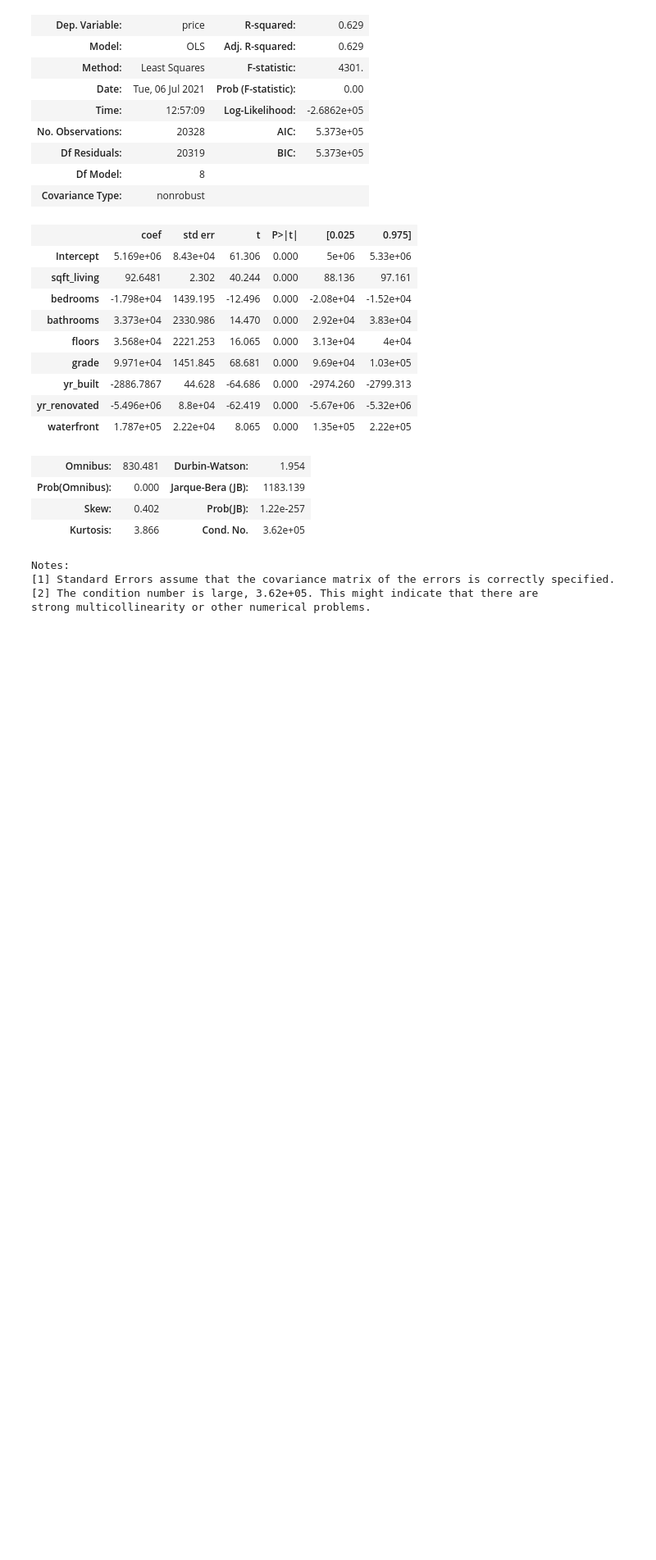
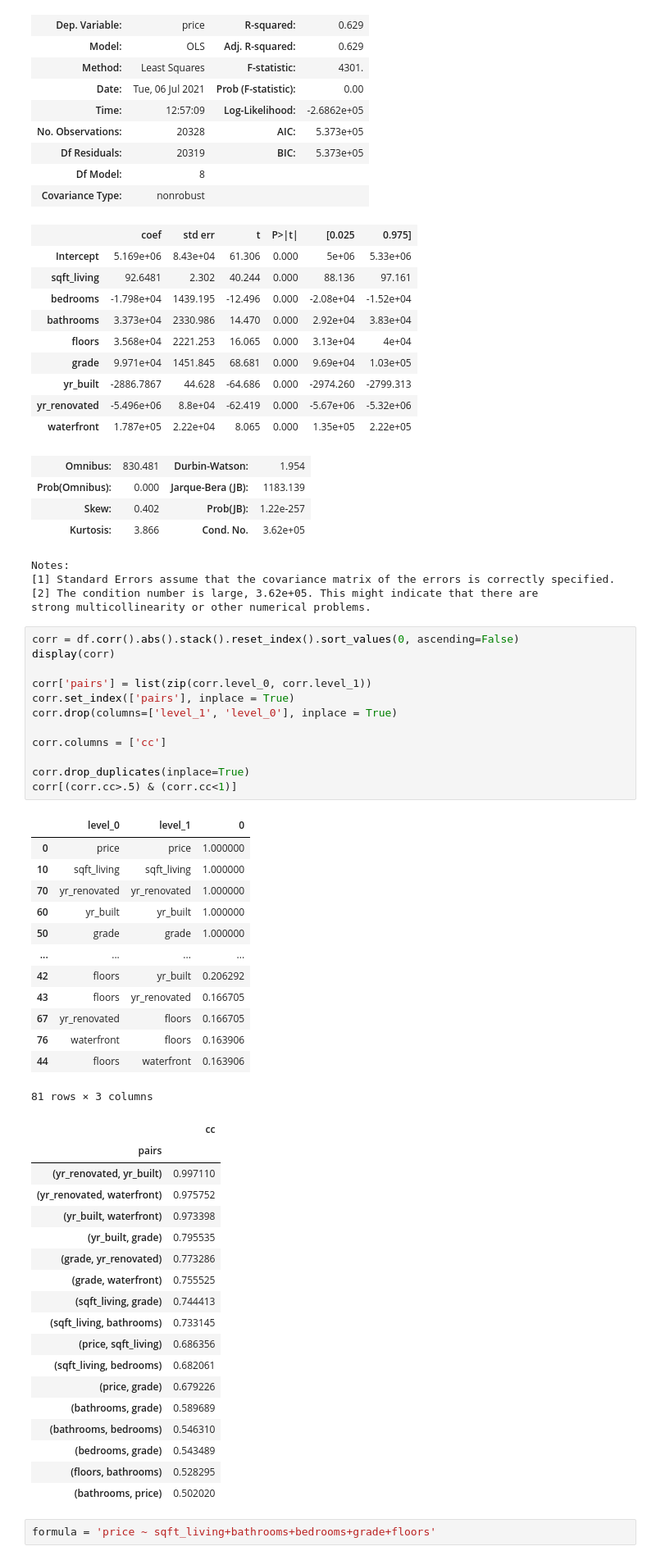
Before and after one commit to justinweible/Housing_Data_Analysis, a Jupyter notebook: data/bed_bath_floor_yr.ipynb, the cells around one changed output. Shown: that part at 82% size. Saved outputs shown, nothing was run; the diff lists cells and outputs as text; blank space fills up the shorter version.

```diff
--- a/data/bed_bath_floor_yr.ipynb
+++ b/data/bed_bath_floor_yr.ipynb
@@ -408,3 +408,49 @@ Notes:
 [1] Standard Errors assume that the covariance matrix of the errors is correctly specified.
 [2] The condition number is large, 3.62e+05. This might indicate that there are
 strong multicollinearity or other numerical problems.
+# %%
+corr = df.corr().abs().stack().reset_index().sort_values(0, ascending=False)
+display(corr)
+
+corr['pairs'] = list(zip(corr.level_0, corr.level_1))
+corr.set_index(['pairs'], inplace = True)
+corr.drop(columns=['level_1', 'level_0'], inplace = True)
+
+corr.columns = ['cc']
+
+corr.drop_duplicates(inplace=True)
+corr[(corr.cc>.5) & (corr.cc<1)]
+# %% [output]
+|  | level_0 | level_1 | 0 |
+| 0 | price | price | 1.000000 |
+| 10 | sqft_living | sqft_living | 1.000000 |
+| 70 | yr_renovated | yr_renovated | 1.000000 |
+| 60 | yr_built | yr_built | 1.000000 |
+| 50 | grade | grade | 1.000000 |
+| ... | ... | ... | ... |
+| 42 | floors | yr_built | 0.206292 |
+| 43 | floors | yr_renovated | 0.166705 |
+| 67 | yr_renovated | floors | 0.166705 |
+| 76 | waterfront | floors | 0.163906 |
+| 44 | floors | waterfront | 0.163906 |
+81 rows × 3 columns
+|  | cc |
+| pairs |  |
+| (yr_renovated, yr_built) | 0.997110 |
+| (yr_renovated, waterfront) | 0.975752 |
+| (yr_built, waterfront) | 0.973398 |
+| (yr_built, grade) | 0.795535 |
+| (grade, yr_renovated) | 0.773286 |
+| (grade, waterfront) | 0.755525 |
+| (sqft_living, grade) | 0.744413 |
+| (sqft_living, bathrooms) | 0.733145 |
+| (price, sqft_living) | 0.686356 |
+| (sqft_living, bedrooms) | 0.682061 |
+| (price, grade) | 0.679226 |
+| (bathrooms, grade) | 0.589689 |
+| (bathrooms, bedrooms) | 0.546310 |
+| (bedrooms, grade) | 0.543489 |
+| (floors, bathrooms) | 0.528295 |
+| (bathrooms, price) | 0.502020 |
+# %%
+formula = 'price ~ sqft_living+bathrooms+bedrooms+grade+floors'
```
Also changed, not shown: parts of 1 cell of this notebook.
